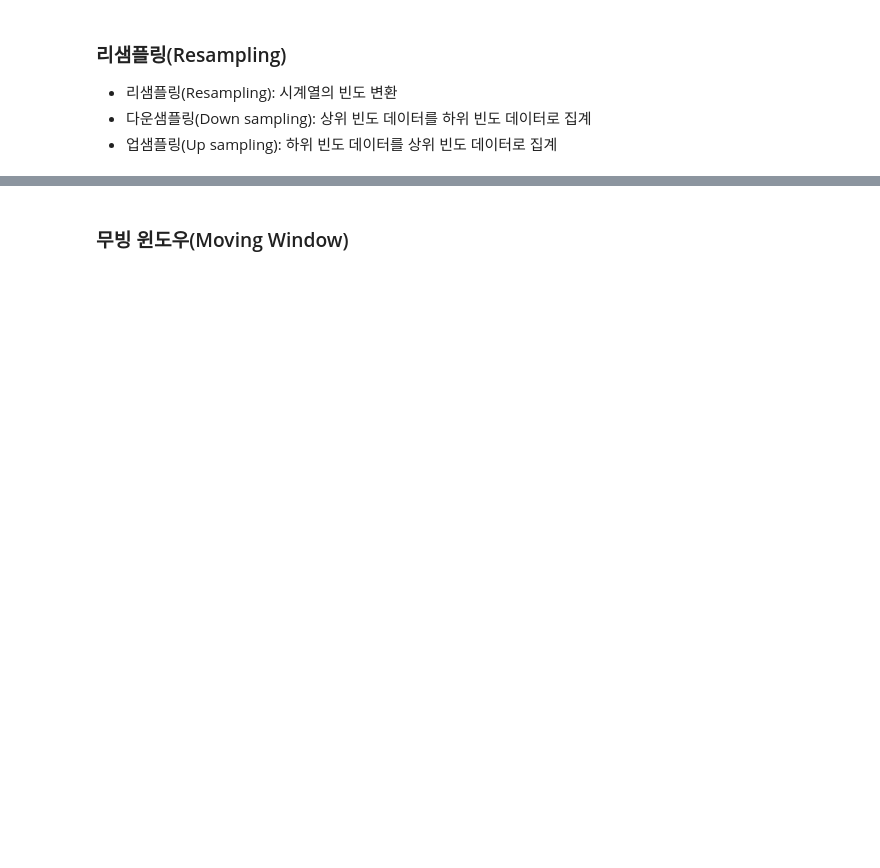
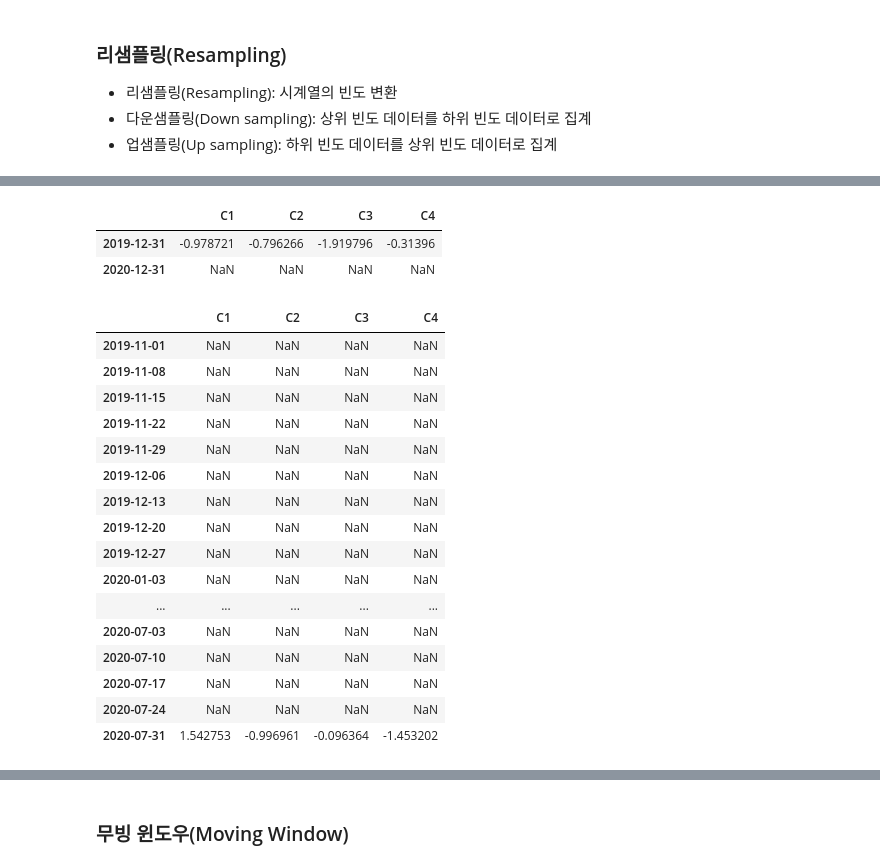
Before and after one commit to whattSUPkim/Data-Science, a Jupyter notebook: Data Analysis/Pandas.ipynb, the cells around one changed output, grey strips where cells are left out. Saved outputs shown, nothing was run; the diff lists cells and outputs as text; code cells hidden in the pictures; blank space fills up the shorter version.

```diff
--- a/Data Analysis/Pandas.ipynb
+++ b/Data Analysis/Pandas.ipynb
@@ -3043,0 +3782,5 @@ dtype: object
+# %%
+df = pd.DataFrame(np.random.randn(10, 4),
+                 index = pd.date_range('2019-10-01', periods = 10, freq = 'M'),
+                 columns = ('C1', 'C2', 'C3', 'C4'))
+df
@@ -3043,0 +3799,26 @@ dtype: object
+# %%
+df.resample('Y').asfreq()
+# %% [output]
+|  | C1 | C2 | C3 | C4 |
+| 2019-12-31 | -0.978721 | -0.796266 | -1.919796 | -0.31396 |
+| 2020-12-31 | NaN | NaN | NaN | NaN |
+# %%
+df.resample('W-FRI').asfreq()
+# %% [output]
+|  | C1 | C2 | C3 | C4 |
+| 2019-11-01 | NaN | NaN | NaN | NaN |
+| 2019-11-08 | NaN | NaN | NaN | NaN |
+| 2019-11-15 | NaN | NaN | NaN | NaN |
+| 2019-11-22 | NaN | NaN | NaN | NaN |
+| 2019-11-29 | NaN | NaN | NaN | NaN |
+| 2019-12-06 | NaN | NaN | NaN | NaN |
+| 2019-12-13 | NaN | NaN | NaN | NaN |
+| 2019-12-20 | NaN | NaN | NaN | NaN |
+| 2019-12-27 | NaN | NaN | NaN | NaN |
+| 2020-01-03 | NaN | NaN | NaN | NaN |
+| ... | ... | ... | ... | ... |
+| 2020-07-03 | NaN | NaN | NaN | NaN |
+| 2020-07-10 | NaN | NaN | NaN | NaN |
+| 2020-07-17 | NaN | NaN | NaN | NaN |
+| 2020-07-24 | NaN | NaN | NaN | NaN |
+| 2020-07-31 | 1.542753 | -0.996961 | -0.096364 | -1.453202 |
```
Also changed, not shown: parts of 166 cells of this notebook.
